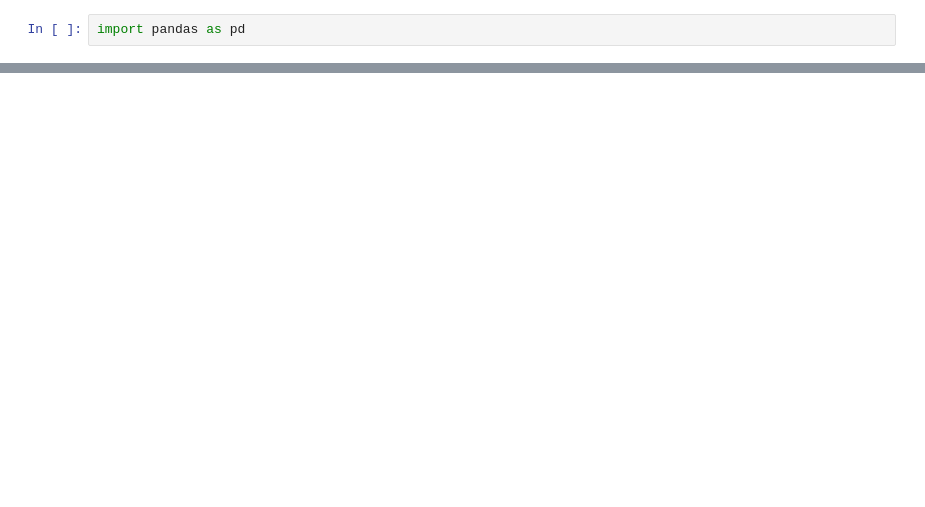
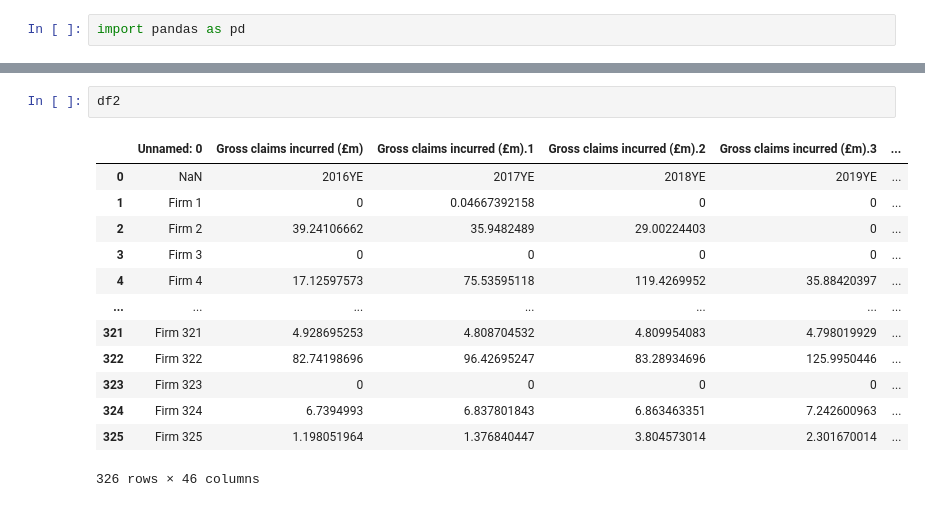
Before and after one commit to JackCT1/insurance-firm-analysis-report, a Jupyter notebook: report.ipynb, the cells around one changed output, grey strips where cells are left out. Saved outputs shown, nothing was run; the diff lists cells and outputs as text; blank space fills up the shorter version.

```diff
--- a/report.ipynb
+++ b/report.ipynb
@@ -7,0 +36,16 @@ ParserError: Error tokenizing data. C error: Expected 1 fields in line 8, saw 2
+# %%
+df2
+# %% [output]
+|  | Unnamed: 0 | Gross claims incurred (£m) | Gross claims incurred (£m).1 | Gross claims incurred (£m).2 | Gross claims incurred (£m).3 | ... |
+| 0 | NaN | 2016YE | 2017YE | 2018YE | 2019YE | ... |
+| 1 | Firm 1 | 0 | 0.04667392158 | 0 | 0 | ... |
+| 2 | Firm 2 | 39.24106662 | 35.9482489 | 29.00224403 | 0 | ... |
+| 3 | Firm 3 | 0 | 0 | 0 | 0 | ... |
+| 4 | Firm 4 | 17.12597573 | 75.53595118 | 119.4269952 | 35.88420397 | ... |
+| ... | ... | ... | ... | ... | ... | ... |
+| 321 | Firm 321 | 4.928695253 | 4.808704532 | 4.809954083 | 4.798019929 | ... |
+| 322 | Firm 322 | 82.74198696 | 96.42695247 | 83.28934696 | 125.9950446 | ... |
+| 323 | Firm 323 | 0 | 0 | 0 | 0 | ... |
+| 324 | Firm 324 | 6.7394993 | 6.837801843 | 6.863463351 | 7.242600963 | ... |
+| 325 | Firm 325 | 1.198051964 | 1.376840447 | 3.804573014 | 2.301670014 | ... |
+326 rows × 46 columns
```
Also changed, not shown: parts of 6 cells of this notebook, 3 other files.
